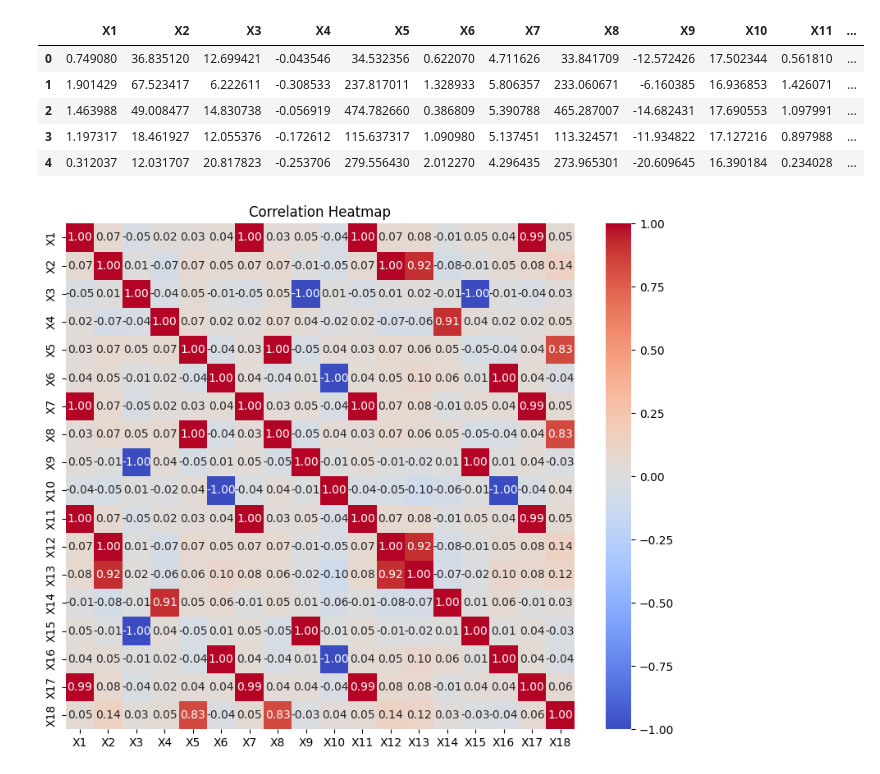
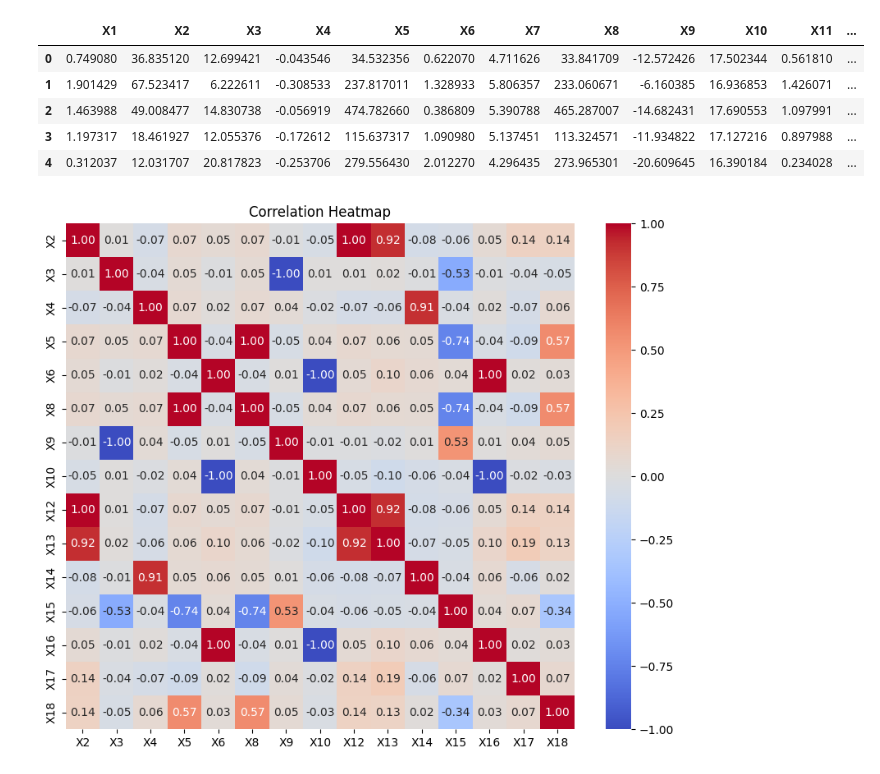
Before and after one commit to Lchochua/Lasso, a Jupyter notebook: lasso.ipynb, the cells around one changed output. Saved outputs shown, nothing was run; the diff lists cells and outputs as text; code cells hidden in the pictures.

```diff
--- a/lasso.ipynb
+++ b/lasso.ipynb
@@ -47,15 +47,15 @@ X12 = 0.97 * X2
 # Variables that are not linear combination of X1-X6 variables
 X13 = 0.25 * X2**2
 X14 = 10 + X4**3
-X15 = -0.19 * X3
+X15 = -0.19 * X3*X5
 X16 = 0.20 * X6
-X17 = 45 + 0.15 * X1**0.7
-X18 = 0.35 * np.abs(X5)**0.8
+X17 = 45 + 0.15 * X1**X2
+X18 = 0.35 * np.abs(X5)**0.8 * X1
 
 # Dependent Variables
 noise1 = np.random.normal(0, 1, (500, 1))
 
-y1 = 10 + 2*X1 + 5*X2 + 0.5*X3 + 20*X4 + 3*X5 + 40*X6 + 22*X7 + 0.85*X8 + 6.5*X9 + 2*X12 + 23*X13 + 4*X18 + noise1
+y1 = 10 + 2*X1 + 0.5*X3 + 20*X4 + 3*X5 + 40*X6 + 22*X7 + 0.85*X8 + 6.5*X9 + 12*X10 + 2*X12 + 23*X13 + 4*X18 + noise1
 # %%
 # Create a DataFrame with multicolinearity
 data_1 = {
@@ -131,17 +131,20 @@ df_normal.head()
 # define features for the model 1
 features_1 = df_colinear.columns.tolist()
 features_1.remove('y1')
+features_1.remove('X1')
+features_1.remove('X7')
+features_1.remove('X11')
 X_1 = df_colinear[features_1]
 y_1 = df_colinear['y1']
 # %%
-corr_matrix = X_1.corr()
+corr_matrix_1 = X_1.corr()
 
 plt.figure(figsize=(10, 8))
-sns.heatmap(corr_matrix, annot=True, cmap='coolwarm', fmt=".2f")
+sns.heatmap(corr_matrix_1, annot=True, cmap='coolwarm', fmt=".2f")
 plt.title("Correlation Heatmap")
 plt.show()
 # %% [output]
-[figure, old version]
+[figure, new version]
 # %%
 # define features for the model 2
 features_2 = df_normal.columns.tolist()
```
Also changed, not shown: parts of 20 cells of this notebook.
